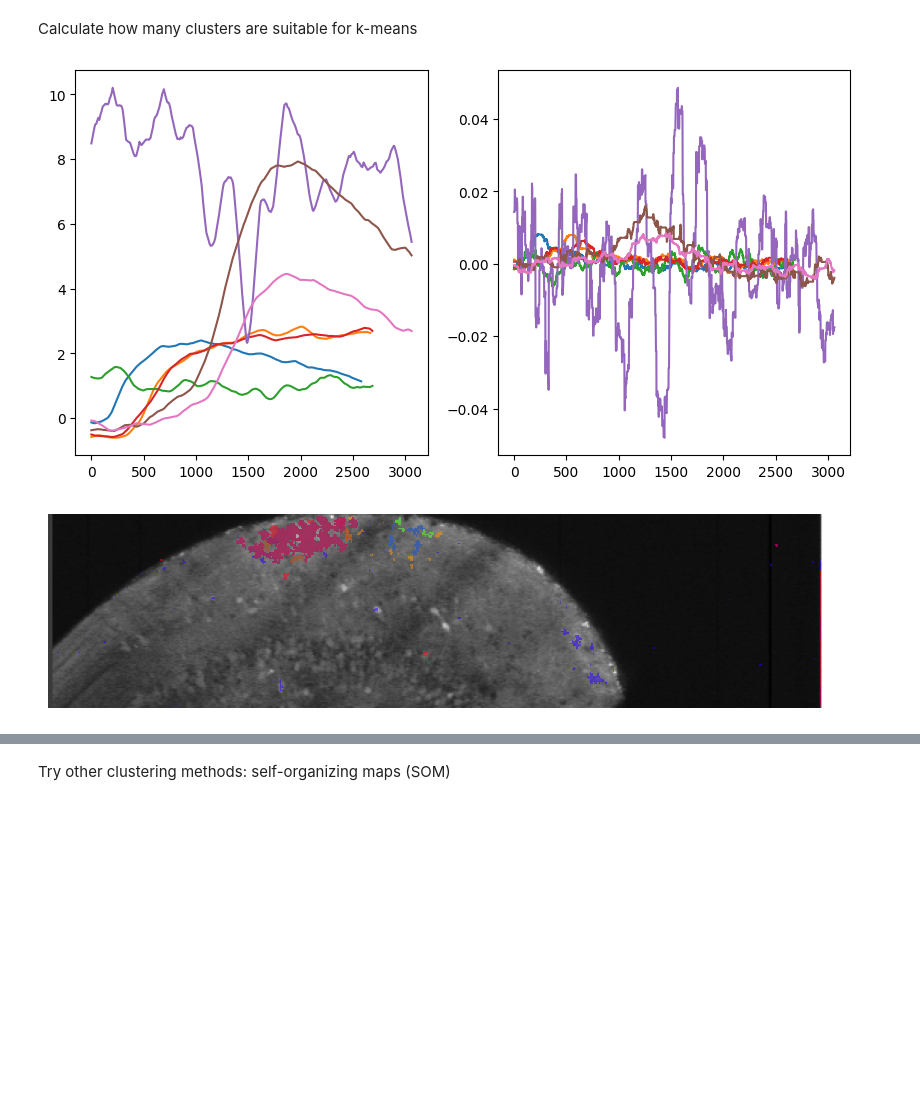
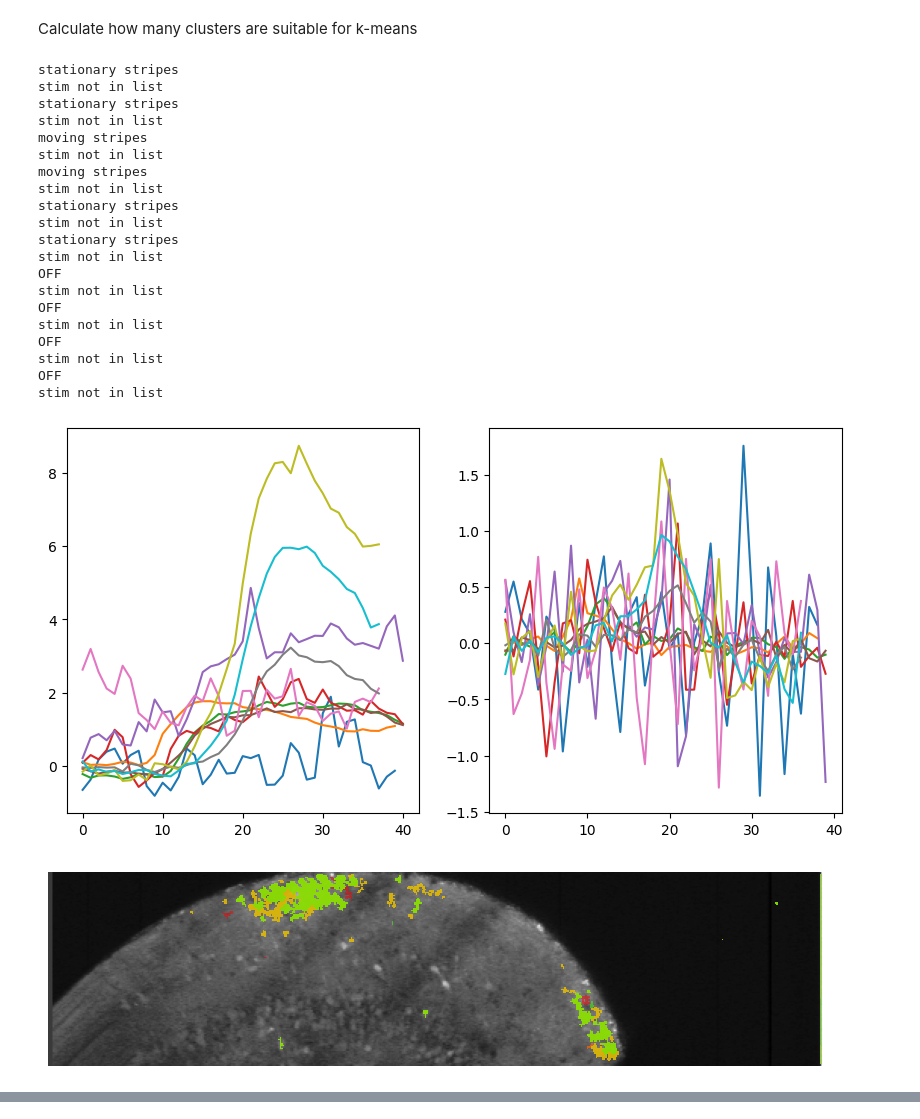
Before and after one commit to simbru/pygor, a Jupyter notebook: ROI_clustering.ipynb, the cells around one changed output, grey strips where cells are left out. Drawn from its saved outputs; the diff is of its cells as text; code cells hidden in the pictures; blank space fills up the shorter version.

```diff
--- a/ROI_clustering.ipynb
+++ b/ROI_clustering.ipynb
@@ -193,13 +164,0 @@ for idx, cur_traces in enumerate(stim_responses):
-# %%
-from sklearn.cluster import HDBSCAN
-
-hdb = HDBSCAN(min_cluster_size=4)
-clusters = hdb.fit_predict(responses_sorted[0])
-
-f3, ax3 = plt.subplots(1,5, figsize=(14, 3))
-ax3[0].set_title('hdbscan clustering')
-for i, trace in enumerate(responses_sorted[0]):
-    if clusters[i] == -1:  # Noise points
-        ax3[clusters[i]].plot(trace, color='gray', alpha=0.3)
-    else:
-        ax3[clusters[i]].plot(trace, color=plt.cm.rainbow(clusters[i] / np.max(clusters)), alpha=0.7)
@@ -218,12 +175,12 @@ for cur_clust in responses_sorted:
     # ax.set_ylim(100, 150)
 
     # %% plot dendrogram with indicated threshold
-    dendrogram(linkage(euc_distances, method="complete"), ax=ax[1], color_threshold=50)
+    dendrogram(linkage(euc_distances, method="complete"), ax=ax[1], color_threshold=100)
 
     # %% Cluster data based on distance matrix
 
     clustering = fcluster(
-        linkage(euc_distances, method="complete"), criterion="distance", t=50
+        linkage(euc_distances, method="complete"), criterion="distance", t=100
     )
     print(np.max(clustering))
 
@@ -278,7 +216,7 @@ Plot rois by cluster allocation
 Calculate how many clusters are suitable for k-means
 # %%
 min_traces_per_cluster = 2
-clust_thresh = 0.005
+clust_thresh = 1.5
 
 stimuli_to_plot = ['moving stripes', 'dots_ON', 'dots_OFF', 'loom']
 #stimuli_to_plot = ['stationary stripes','moving stripes','stationary stripes','OFF','dots_ON','OFF','ON','dots_OFF','ON',]
@@ -297,15 +235,16 @@ for background_image in range(len(stimuli_to_plot)):
 handles_labels = {}
 ax2.imshow(data_object.average_stack, cmap="Greys_r", origin="lower")
 stim_responsive_clusters = []
-for idx_stim, cur_label_array in enumerate(cluster_labels):
+for idx_stim, cur_label_array in enumerate(clust_allocations):
     for idx_label, cur_label in enumerate(np.unique(cur_label_array)):
-        cur_cluster_mean = np.mean(stim_responses[idx_stim][:, cur_label_array == cur_label], axis=1)
+        cur_cluster_mean = np.mean(responses_sorted[idx_stim][cur_label_array == cur_label,:], axis=0)
         if idx_stim > -1:
-            if np.shape(stim_responses[idx_stim][:, cur_label_array == cur_label])[1] >= min_traces_per_cluster:
-                if np.max(np.diff(cur_cluster_mean) > clust_thresh):
-                    if stimtypes[idx_stim] in stimuli_to_plot:
+            if np.shape(responses_sorted[idx_stim][cur_label_array == cur_label, :])[0] >= min_traces_per_cluster:
+                if np.max(cur_cluster_mean) > clust_thresh:
+                    if stimtypes_relevant[idx_stim] in stimuli_to_plot:
+                        print(stimtypes[idx_stim])
                         found_rois = (np.where(cur_label_array == cur_label)[0] + 1) * -1
-                        mask = np.isin(data, found_rois)
+                        mask = np.isin(data_object.rois, found_rois)
 
                         # Plot cluster means and differences
                         ax[0].plot(cur_cluster_mean)
@@ -317,39 +256,59 @@ for idx_stim, cur_label_array in enumerate(cluster_labels):
                         colored_mask = np.zeros((*mask.shape, 4))  # Create an RGBA image (shape + 4 for RGBA)
                         clust_mask = np.zeros((*mask.shape, 4))
                         if idx_stim not in handles_labels:
-                            ax3.plot(0, 0, color=color, label=stimtypes[idx_stim])
+                            ax3.plot(0, 0, color=color, label=stimtypes_relevant[idx_stim])
                             handles_labels[idx_stim] = f'Stim {idx_stim}'  # Track the label
 
                         # Apply color only to the ROI parts of the mask
                         colored_mask[mask] = np.array([*color[:3], 0.5])  # Use the RGB values from the colormap and set alpha to 0.5
                         clust_mask[mask] = np.array([*clustcolor[:3], 0.5])  # Use the RGB values from the colormap and set alpha to 0.5
 
                         # Plot the colored mask over the background
                         ax2.imshow(colored_mask, interpolation='none', origin="lower")
                         try:
-                            index_of_dots_ON = stimuli_to_plot.index(stimtypes[idx_stim])
+                            index_of_dots_ON = stimuli_to_plot.index(stimtypes_relevant[idx_stim])
                             ax4[index_of_dots_ON, 0].imshow(clust_mask, interpolation='none', origin="lower")
-                            ax4[index_of_dots_ON, 1].plot(stim_responses[idx_stim][:, cur_label_array == cur_label], color='grey', alpha=0.3, linewidth=0.4)
+                            ax4[index_of_dots_ON, 1].plot(responses_sorted[idx_stim][cur_label_array == cur_label, :].transpose(), color='grey', alpha=0.3, linewidth=0.4)
                             ax4[index_of_dots_ON, 1].plot(cur_cluster_mean, color=clustcolor, linewidth=1.5)
                             #ax4[index_of_dots_ON, 1].set_ylim([-6, 15])
-                            ax4[index_of_dots_ON, 1].set_xlim([0, 2600])
-                            n_traces[index_of_dots_ON] = n_traces[index_of_dots_ON] + len(stim_responses[idx_stim][:, cur_label_array == cur_label].transpose())
+                            #ax4[index_of_dots_ON, 1].set_xlim([0, 2600])
+                            n_traces[index_of_dots_ON] = n_traces[index_of_dots_ON] + len(stim_responses[idx_stim][cur_label_array == cur_label,:].transpose())
                         except:
                             print('stim not in list')
 
 ax2.axis('off')
 ax3.axis('off')
 ax4[0,0].axis('off')
 #ax4[0,1].axis('off')
 ax4[1,0].axis('off')
 #ax4[1,1].axis('off')
 ax4[2,0].axis('off')
 #ax4[2,1].axis('off')
 f4.tight_layout()
 # Make the legend take up the whole figure
 ax3.legend(loc='center', bbox_to_anchor=(0.5, 0.5), fontsize=12, ncol=1, frameon=False)
 
 f4.savefig('roiclusters.svg')
 # %% [output]
+stationary stripes
+stim not in list
+stationary stripes
+stim not in list
+moving stripes
+stim not in list
+moving stripes
+stim not in list
+stationary stripes
+stim not in list
+stationary stripes
+stim not in list
+OFF
+stim not in list
+OFF
+stim not in list
+OFF
+stim not in list
+OFF
+stim not in list
-[figure, old version]
+[figure, new version]
-[figure, old version]
+[figure, new version]
@@ -358,2 +316,0 @@ f4.savefig('roiclusters.svg')
-# %% [markdown]
-Try other clustering methods: self-organizing maps (SOM)
```
Also changed, not shown: parts of 8 cells of this notebook, 1 other file.
